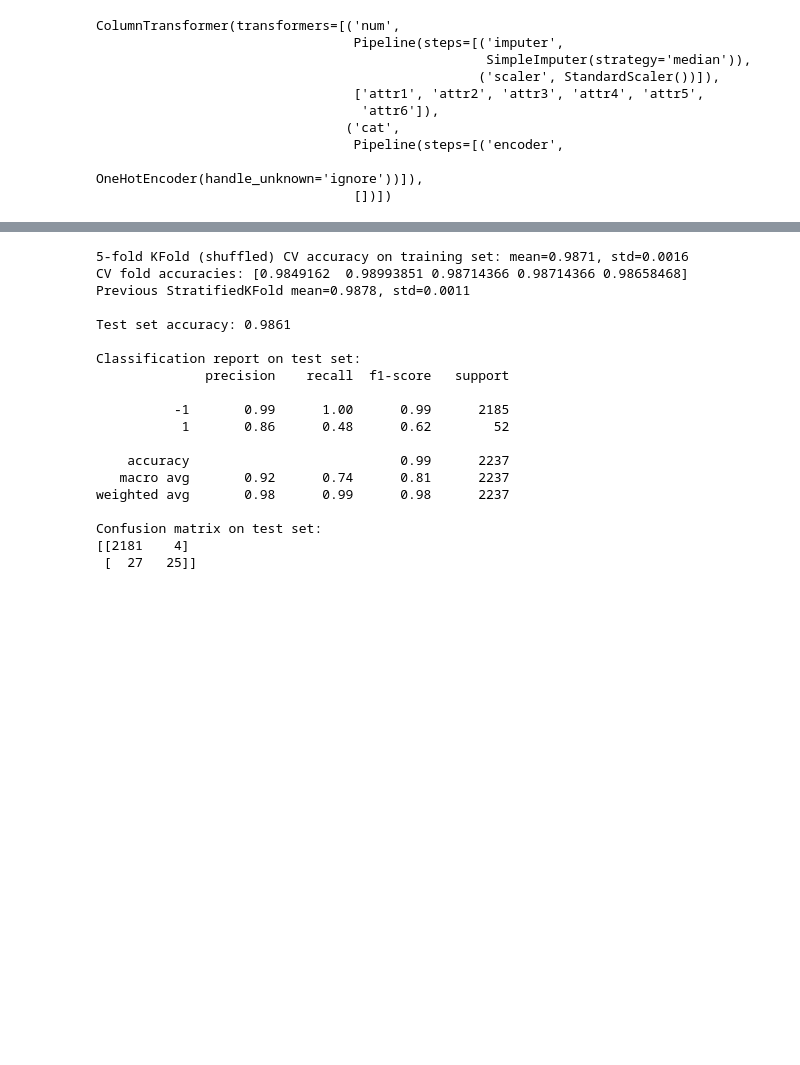
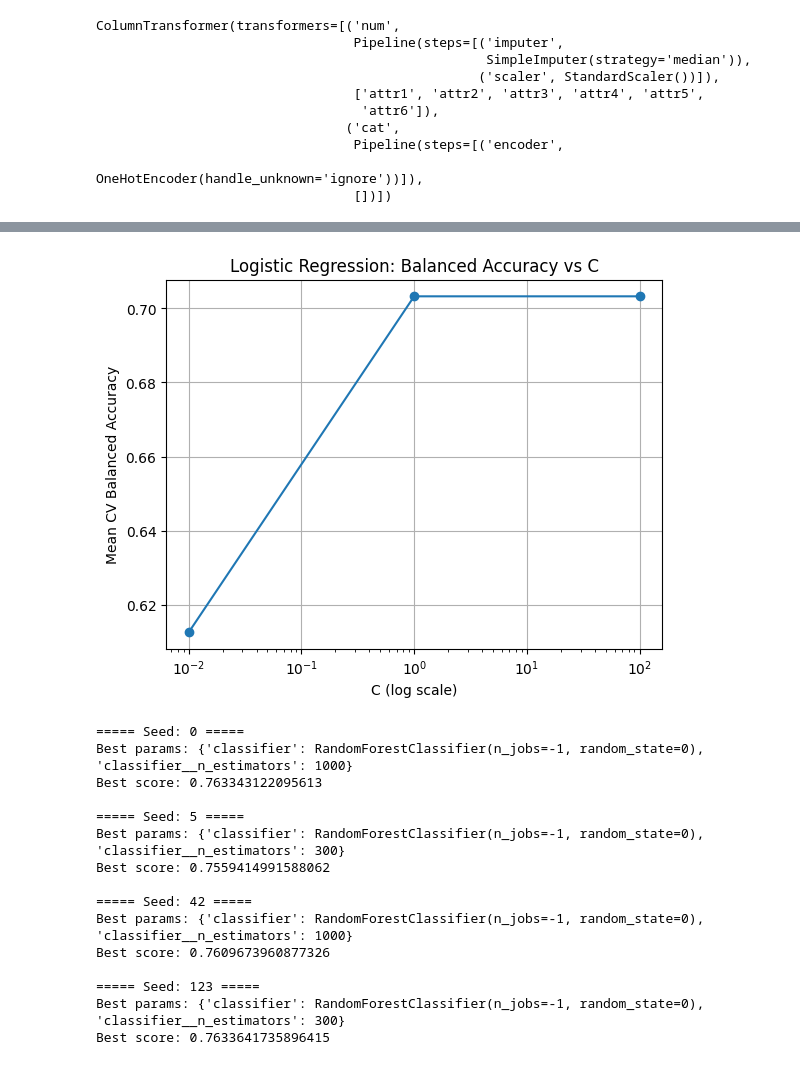
Before and after one commit to bpickett14/MATH3310_FA_2025_P02_G02_Pickett-Cardona, a Jupyter notebook: notebooks/project2.ipynb, the cells around one changed output, grey strips where cells are left out. Cells and saved outputs as stored; diff of their text form; code cells hidden in the pictures; blank space fills up the shorter version.

```diff
--- a/notebooks/project2.ipynb
+++ b/notebooks/project2.ipynb
@@ -282,0 +295,13 @@ if not dt_results.empty:
+# %%
+# Logistic Regression: mean balanced accuracy vs C
+lr_results = results[results['param_classifier'].astype(str).str.contains("LogisticRegression")]
+
+plt.plot(lr_results['param_classifier__C'], lr_results['mean_test_score'], marker='o')
+plt.xscale('log')
+plt.title("Logistic Regression: Balanced Accuracy vs C")
+plt.xlabel("C (log scale)")
+plt.ylabel("Mean CV Balanced Accuracy")
+plt.grid(True)
+plt.show()
+# %% [output]
+[figure, added]
@@ -283,40 +310,34 @@ if not dt_results.empty:
 # %%
-# part d) Use standard KFold with shuffling instead of StratifiedKFold
-kf = StratifiedKFold(n_splits=5, shuffle=True, random_state=42)
-kf_scores = cross_val_score(pipeline, X_train, y_train, cv=cv, scoring='accuracy', n_jobs=-1)
-print(f"5-fold KFold (shuffled) CV accuracy on training set: mean={cv_scores_kfold.mean():.4f}, std={cv_scores_kfold.std():.4f}")
-print("CV fold accuracies:", cv_scores_kfold)
+# part d1) Use standard KFold with shuffling instead of StratifiedKFold and trying different seeds of shuffling
+for seed in [0, 5, 42, 123]:
+    print("\n===== Seed:", seed, "=====")
 
-# (Optional) compare to previous stratified CV if available
-if 'cv_scores' in globals():
-    print(f"Previous StratifiedKFold mean={cv_scores.mean():.4f}, std={cv_scores.std():.4f}")
+    kf = KFold(n_splits=5, shuffle=True, random_state=seed)
 
-# Fit and evaluate using the same pipeline
-pipeline.fit(X_train, y_train)
-y_pred_kfold = pipeline.predict(X_test)
+    gs = GridSearchCV(
+        pipe_decicion_tree,
+        param_grid,
+        cv=kf,
+        scoring='balanced_accuracy'
+    )
 
-print(f"\nTest set accuracy: {accuracy_score(y_test, y_pred_kfold):.4f}")
-print("\nClassification report on test set:")
-print(classification_report(y_test, y_pred_kfold))
-print("Confusion matrix on test set:")
-print(confusion_matrix(y_test, y_pred_kfold))
+    gs.fit(X_train, y_train)
+
+    print("Best params:", gs.best_params_)
+    print("Best score:", gs.best_score_)
 # %% [output]
-5-fold KFold (shuffled) CV accuracy on training set: mean=0.9871, std=0.0016
-CV fold accuracies: [0.9849162  0.98993851 0.98714366 0.98714366 0.98658468]
-Previous StratifiedKFold mean=0.9878, std=0.0011
+===== Seed: 0 =====
+Best params: {'classifier': RandomForestClassifier(n_jobs=-1, random_state=0), 'classifier__n_estimators': 1000}
+Best score: 0.763343122095613
 
-Test set accuracy: 0.9861
+===== Seed: 5 =====
+Best params: {'classifier': RandomForestClassifier(n_jobs=-1, random_state=0), 'classifier__n_estimators': 300}
+Best score: 0.7559414991588062
 
-Classification report on test set:
-              precision    recall  f1-score   support
+===== Seed: 42 =====
+Best params: {'classifier': RandomForestClassifier(n_jobs=-1, random_state=0), 'classifier__n_estimators': 1000}
+Best score: 0.7609673960877326
 
-          -1       0.99      1.00      0.99      2185
-           1       0.86      0.48      0.62        52
-
-    accuracy                           0.99      2237
-   macro avg       0.92      0.74      0.81      2237
-weighted avg       0.98      0.99      0.98      2237
-
-Confusion matrix on test set:
-[[2181    4]
- [  27   25]]
+===== Seed: 123 =====
+Best params: {'classifier': RandomForestClassifier(n_jobs=-1, random_state=0), 'classifier__n_estimators': 300}
+Best score: 0.7633641735896415
```
Also changed, not shown: parts of 14 cells of this notebook.
